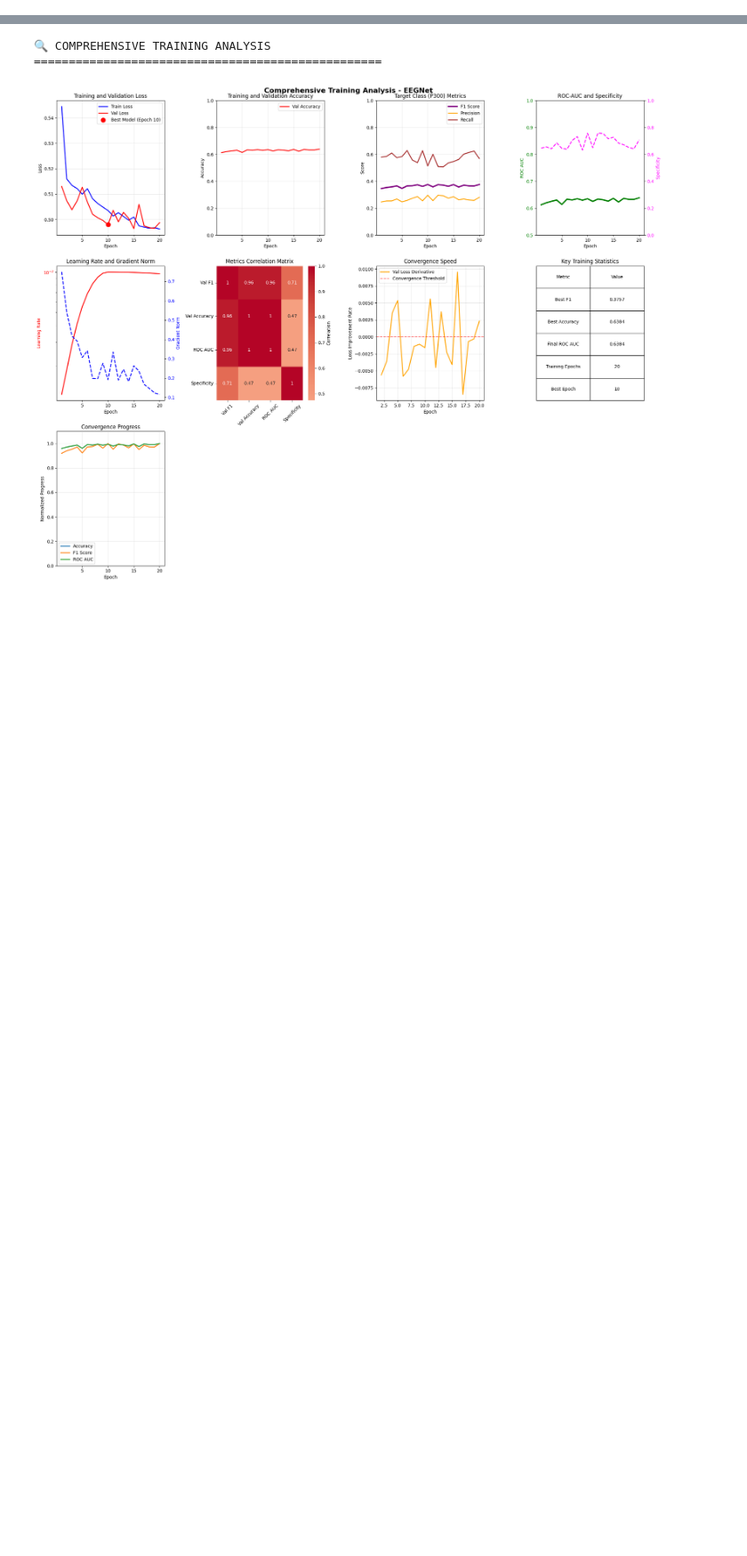
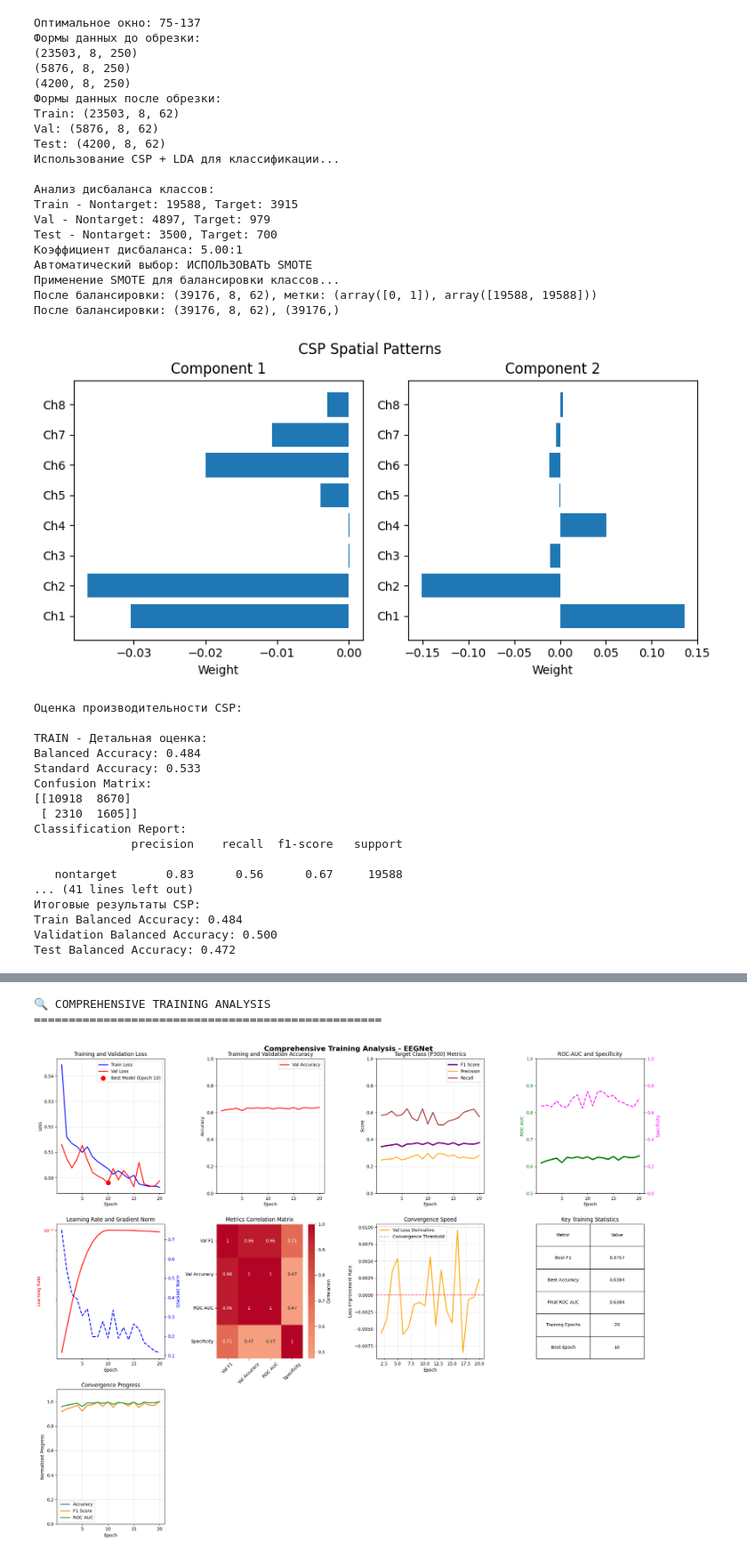
Before and after one commit to DanilSidkov/Decoding-P300EEG2Word, a Jupyter notebook: notebooks/new_pipline.ipynb, the cells around one changed output, grey strips where cells are left out. Shown at 89% size. Drawn from its saved outputs; the diff is of its cells as text; code cells hidden in the pictures; blank space fills up the shorter version.

```diff
--- a/notebooks/new_pipline.ipynb
+++ b/notebooks/new_pipline.ipynb
@@ -10,3 +10,6 @@ datapath = ['epochs/epochs/epochs_S01.mat',
             'epochs/epochs/epochs_S07.mat',
             'epochs/epochs/epochs_S08.mat'
            ]
+# %%
+model, history, accuracy = improved_pipeline(datapath, test_subject=1, method='csp',use_autoencoder=False, use_smote='auto')
+# %% [output]
@@ -13 +27,39 @@ datapath = ['epochs/epochs/epochs_S01.mat',
+Оптимальное окно: 75-137
+Формы данных до обрезки:
+(23503, 8, 250)
+(5876, 8, 250)
+(4200, 8, 250)
+Формы данных после обрезки:
+Train: (23503, 8, 62)
+Val: (5876, 8, 62)
+Test: (4200, 8, 62)
+Использование CSP + LDA для классификации...
+
+Анализ дисбаланса классов:
+Train - Nontarget: 19588, Target: 3915
+Val - Nontarget: 4897, Target: 979
+Test - Nontarget: 3500, Target: 700
+Коэффициент дисбаланса: 5.00:1
+Автоматический выбор: ИСПОЛЬЗОВАТЬ SMOTE
+Применение SMOTE для балансировки классов...
+После балансировки: (39176, 8, 62), метки: (array([0, 1]), array([19588, 19588]))
+После балансировки: (39176, 8, 62), (39176,)
+[figure, added]
+Оценка производительности CSP:
+
+TRAIN - Детальная оценка:
+Balanced Accuracy: 0.484
+Standard Accuracy: 0.533
+Confusion Matrix:
+[[10918  8670]
+ [ 2310  1605]]
+Classification Report:
+              precision    recall  f1-score   support
+
+   nontarget       0.83      0.56      0.67     19588
+... (41 lines left out)
+Итоговые результаты CSP:
+Train Balanced Accuracy: 0.484
+Validation Balanced Accuracy: 0.500
+Test Balanced Accuracy: 0.472
 # %%
```
Also changed, not shown: parts of 5 cells of this notebook, 9 other files.
